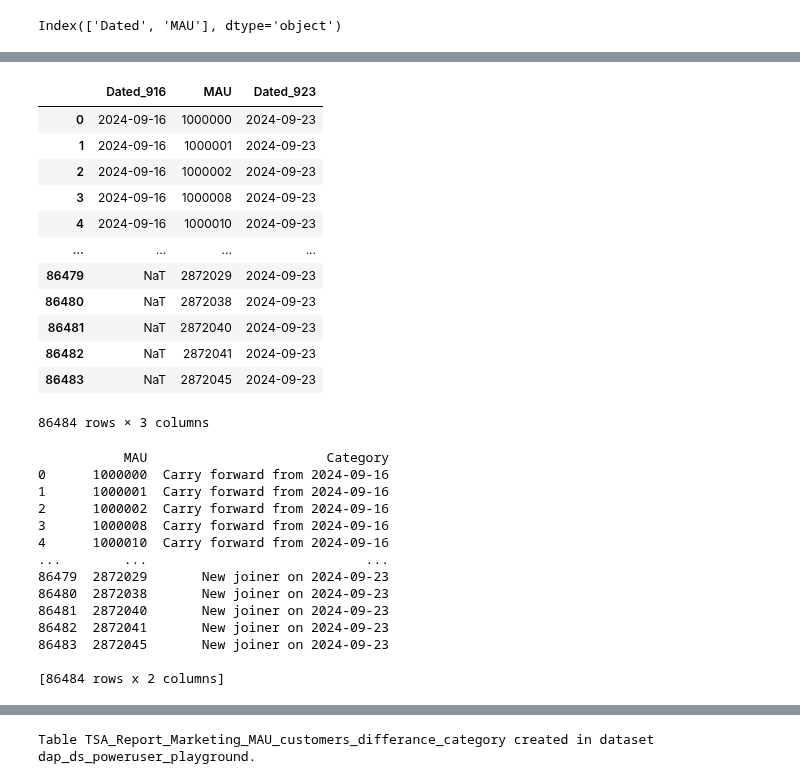
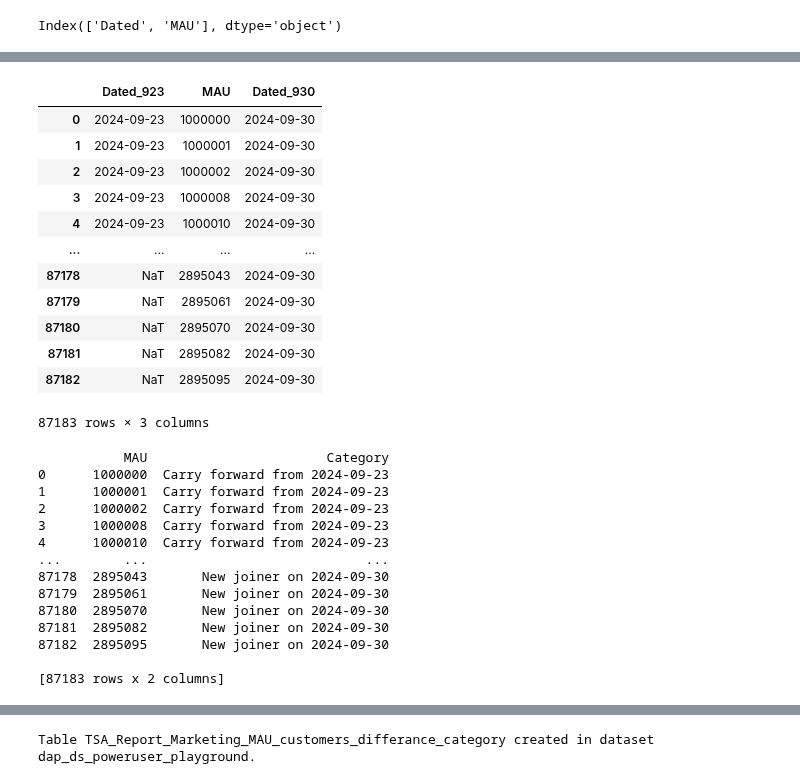
Before and after one commit to dchakroborti-tonik/MAU_MMAU_REPORT, a Jupyter notebook: TSA_REPORT_TEMPLATE_v2.ipynb, the cells around one changed output, grey strips where cells are left out. Saved outputs shown, nothing was run; the diff lists cells and outputs as text; code cells hidden in the pictures.

Commit message:
Updated Week Starting 30-09-2024

```diff
--- a/TSA_REPORT_TEMPLATE_v2.ipynb
+++ b/TSA_REPORT_TEMPLATE_v2.ipynb
@@ -35,8 +35,8 @@ def get_week_start_dates(start_date, end_date):
         current_date += relativedelta(weeks=1)
     return week_start_dates
 
-start_date = datetime.date(2024, 9, 23)
-end_date = datetime.date(2024, 9, 29)
+start_date = datetime.date(2024, 9, 30)
+end_date = datetime.date(2024, 10, 6)
 
 week_start_dates = get_week_start_dates(start_date, end_date)
 print(week_start_dates)
@@ -759,5 +760,5 @@ Dated
 Name: count, dtype: int64
 # %%
 # Separate data into two dataframes based on date
-df_916 = df[df['Dated'] == '2024-09-16'].reset_index(drop=True)
 df_923 = df[df['Dated'] == '2024-09-23'].reset_index(drop=True)
+df_930 = df[df['Dated'] == '2024-09-30'].reset_index(drop=True)
@@ -782,30 +783,30 @@ df_923.head()
 # %%
 # Merge to find customers present on both dates
-merged = pd.merge(df_916, df_923, on='MAU', suffixes=('_916', '_923'), how='outer')
+merged = pd.merge(df_923, df_930, on='MAU', suffixes=('_923', '_930'), how='outer')
 merged
 # %% [output]
-|  | Dated_916 | MAU | Dated_923 |
-| 0 | 2024-09-16 | 1000000 | 2024-09-23 |
-| 1 | 2024-09-16 | 1000001 | 2024-09-23 |
-| 2 | 2024-09-16 | 1000002 | 2024-09-23 |
-| 3 | 2024-09-16 | 1000008 | 2024-09-23 |
-| 4 | 2024-09-16 | 1000010 | 2024-09-23 |
+|  | Dated_923 | MAU | Dated_930 |
+| 0 | 2024-09-23 | 1000000 | 2024-09-30 |
+| 1 | 2024-09-23 | 1000001 | 2024-09-30 |
+| 2 | 2024-09-23 | 1000002 | 2024-09-30 |
+| 3 | 2024-09-23 | 1000008 | 2024-09-30 |
+| 4 | 2024-09-23 | 1000010 | 2024-09-30 |
 | ... | ... | ... | ... |
-| 86479 | NaT | 2872029 | 2024-09-23 |
-| 86480 | NaT | 2872038 | 2024-09-23 |
-| 86481 | NaT | 2872040 | 2024-09-23 |
-| 86482 | NaT | 2872041 | 2024-09-23 |
-| 86483 | NaT | 2872045 | 2024-09-23 |
+| 87178 | NaT | 2895043 | 2024-09-30 |
+| 87179 | NaT | 2895061 | 2024-09-30 |
+| 87180 | NaT | 2895070 | 2024-09-30 |
+| 87181 | NaT | 2895082 | 2024-09-30 |
+| 87182 | NaT | 2895095 | 2024-09-30 |
-86484 rows × 3 columns
+87183 rows × 3 columns
 # %%
 # Function to categorize customer presence
 def categorize_presence(row):
-    if pd.isna(row['Dated_923']):
-        return 'Not available on 2024-09-23'
-    elif pd.isna(row['Dated_916']):
-        return 'New joiner on 2024-09-23'
+    if pd.isna(row['Dated_930']):
+        return 'Not available on 2024-09-30'
+    elif pd.isna(row['Dated_923']):
+        return 'New joiner on 2024-09-30'
     else:
-        return 'Carry forward from 2024-09-16'
+        return 'Carry forward from 2024-09-23'
 
 # Apply function to create category column
 merged['Category'] = merged.apply(categorize_presence, axis=1)
@@ -814,19 +815,19 @@ merged['Category'] = merged.apply(categorize_presence, axis=1)
 print(merged[['MAU', 'Category']])
 # %% [output]
            MAU                       Category
-0      1000000  Carry forward from 2024-09-16
-1      1000001  Carry forward from 2024-09-16
-2      1000002  Carry forward from 2024-09-16
-3      1000008  Carry forward from 2024-09-16
-4      1000010  Carry forward from 2024-09-16
+0      1000000  Carry forward from 2024-09-23
+1      1000001  Carry forward from 2024-09-23
+2      1000002  Carry forward from 2024-09-23
+3      1000008  Carry forward from 2024-09-23
+4      1000010  Carry forward from 2024-09-23
 ...        ...                            ...
-86479  2872029       New joiner on 2024-09-23
-86480  2872038       New joiner on 2024-09-23
-86481  2872040       New joiner on 2024-09-23
-86482  2872041       New joiner on 2024-09-23
-86483  2872045       New joiner on 2024-09-23
+87178  2895043       New joiner on 2024-09-30
+87179  2895061       New joiner on 2024-09-30
+87180  2895070       New joiner on 2024-09-30
+87181  2895082       New joiner on 2024-09-30
+87182  2895095       New joiner on 2024-09-30
 
-[86484 rows x 2 columns]
+[87183 rows x 2 columns]
 # %%
 merged['Category'].value_counts(dropna=False)
 # %% [output]
```
Also changed, not shown: parts of 37 cells of this notebook.
